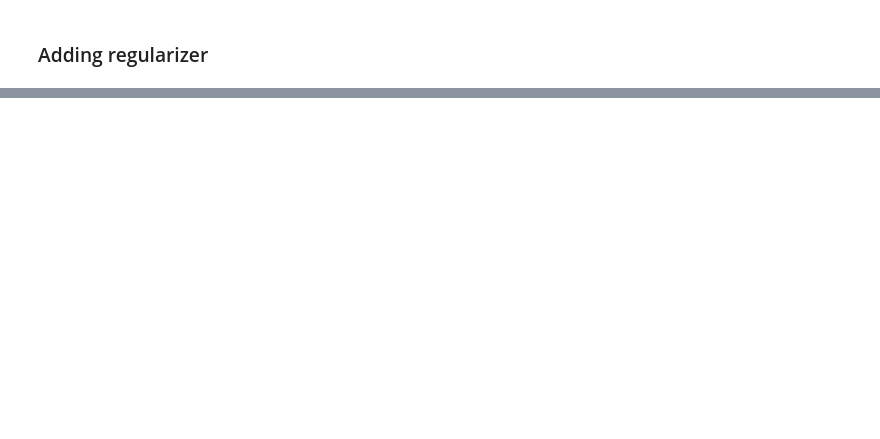
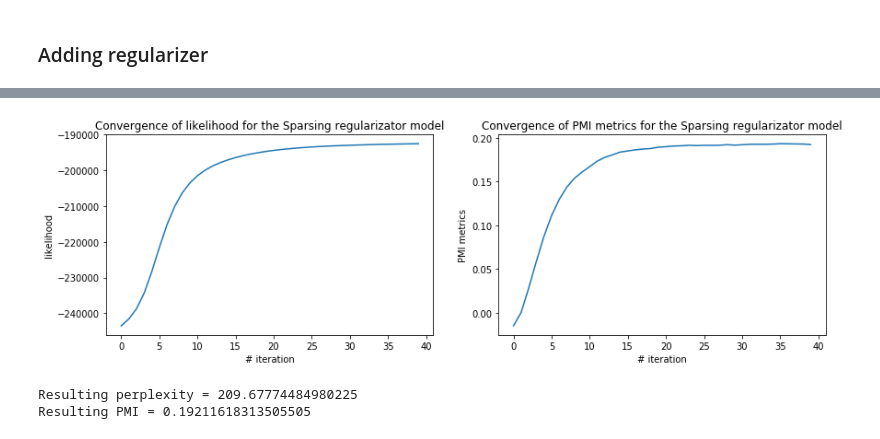
Before and after one commit to ValeryTyumen/Skoltech-NLA-OPT-Project, a Jupyter notebook: experiments_notebook_2.ipynb, the cells around one changed output, grey strips where cells are left out. Cells and saved outputs as stored; diff of their text form; code cells hidden in the pictures; blank space fills up the shorter version.

```diff
--- a/experiments_notebook_2.ipynb
+++ b/experiments_notebook_2.ipynb
@@ -137,0 +250,13 @@ pickle.dump(train_result_regs, open('regs.pkl', 'wb'), protocol=pickle.HIGHEST_P
+# %%
+topics_count = 50
+# %%
+regularizers = [SparsingRegularizer(beta_0=0.5, alpha_0=0.5,
+                                    beta=np.array([1e-4]*words_count),
+                                    alpha=np.array([1e-4]*topics_count),
+                                    num_topics=topics_count,
+                                    num_words=words_count,
+                                    num_docs=docs_count)]
+
+regularizer_weights = [10.]
+# %%
+train_result_sparse = train_model(regularizers=regularizers, regularizer_weights=regularizer_weights)
@@ -137,0 +281,6 @@ pickle.dump(train_result_regs, open('regs.pkl', 'wb'), protocol=pickle.HIGHEST_P
+# %%
+plot_score(train_result_sparse, 'Sparsing regularizator model')
+# %% [output]
+[figure, added]
+Resulting perplexity = 209.67774484980225
+Resulting PMI = 0.19211618313505505
```
Also changed, not shown: parts of 27 cells of this notebook.
